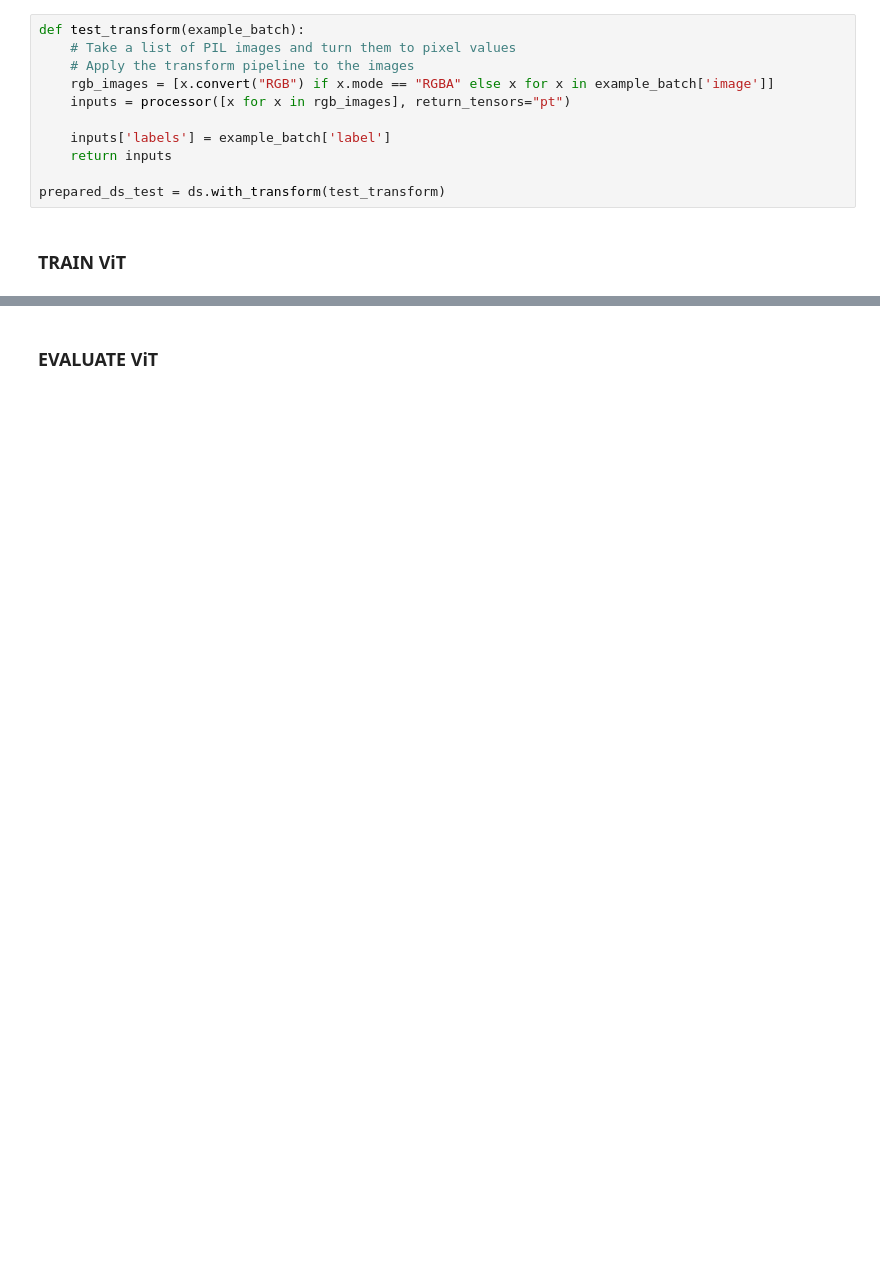
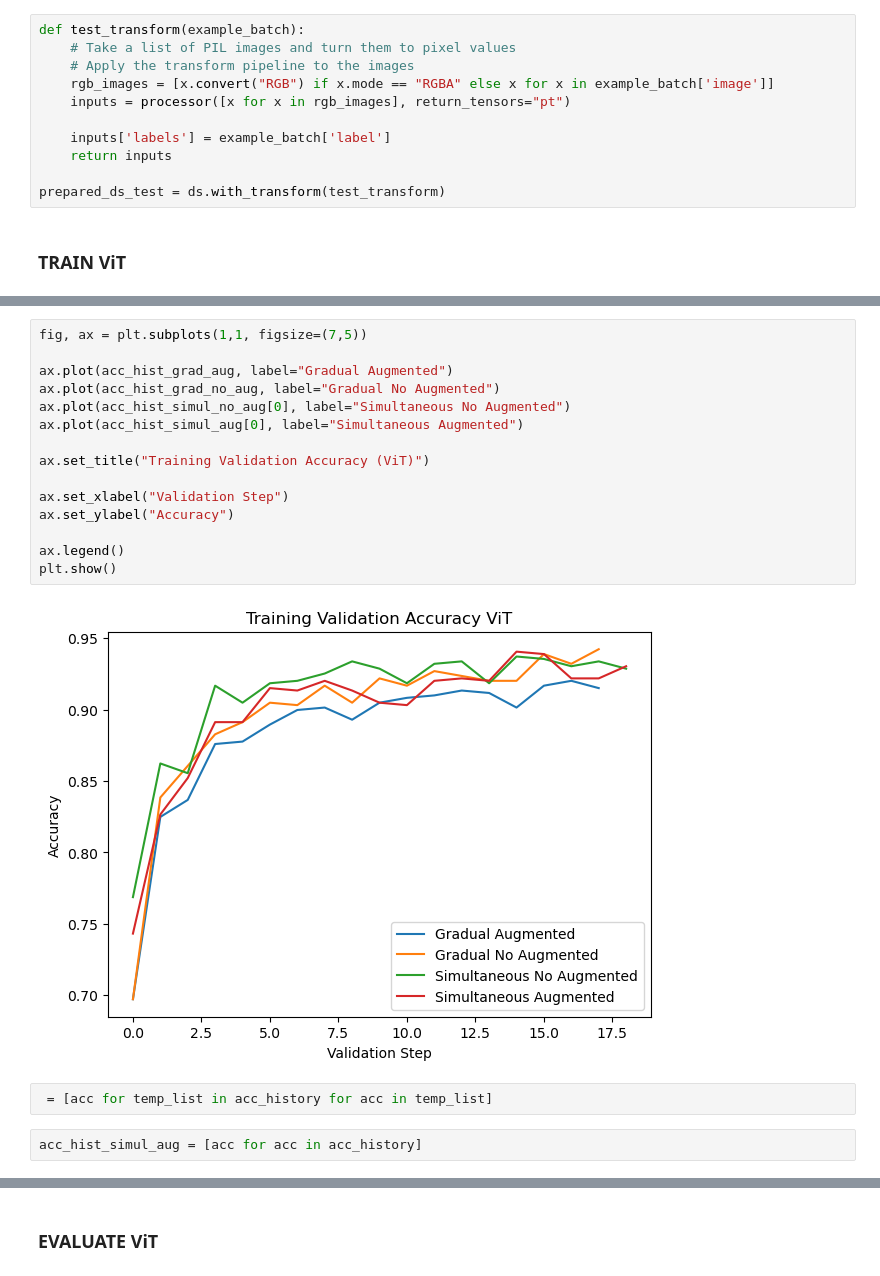
Before and after one commit to deblargue/deep25-project, a Jupyter notebook: deep_project2.ipynb, the cells around one changed output, grey strips where cells are left out. Cells and saved outputs as stored; diff of their text form; blank space fills up the shorter version.

```diff
--- a/deep_project2.ipynb
+++ b/deep_project2.ipynb
@@ -1104,0 +1220,21 @@ prepared_ds_test = ds.with_transform(test_transform)
+# %%
+fig, ax = plt.subplots(1,1, figsize=(7,5))
+
+ax.plot(acc_hist_grad_aug, label="Gradual Augmented")
+ax.plot(acc_hist_grad_no_aug, label="Gradual No Augmented")
+ax.plot(acc_hist_simul_no_aug[0], label="Simultaneous No Augmented")
+ax.plot(acc_hist_simul_aug[0], label="Simultaneous Augmented")
+
+ax.set_title("Training Validation Accuracy (ViT)")
+
+ax.set_xlabel("Validation Step")
+ax.set_ylabel("Accuracy")
+
+ax.legend()
+plt.show()
+# %% [output]
+[figure, added]
+# %%
+ = [acc for temp_list in acc_history for acc in temp_list]
+# %%
+acc_hist_simul_aug = [acc for acc in acc_history]
```
Also changed, not shown: parts of 62 cells of this notebook.
